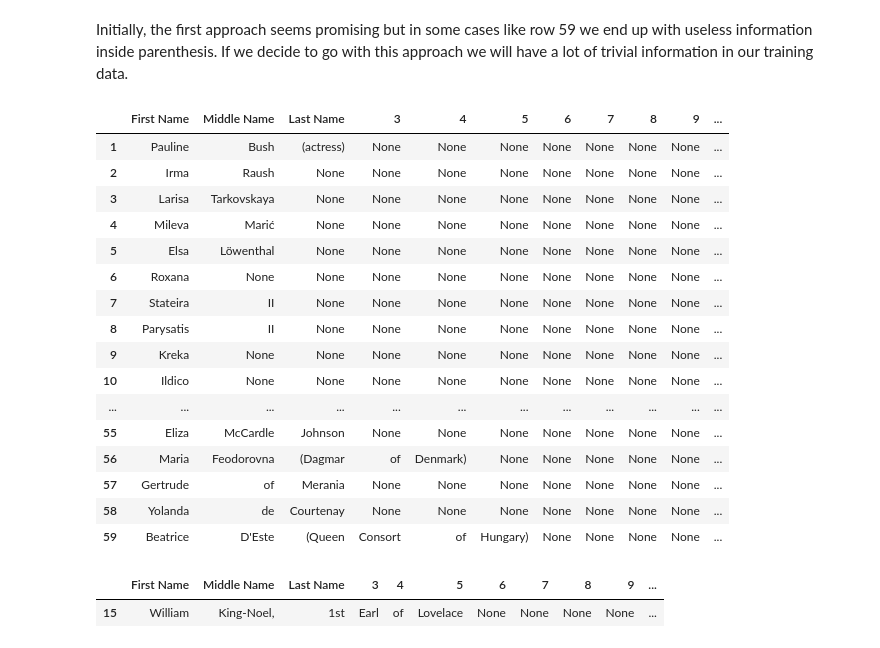
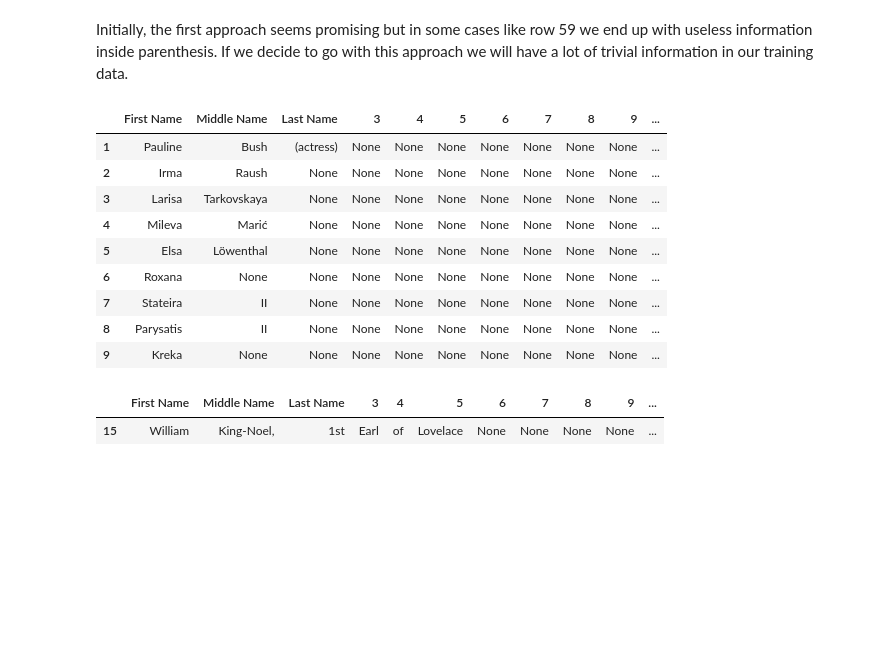
Before and after one commit to kotiyalanurag/EXPLAINABLE-AI, a Jupyter notebook: Data Cleaner.ipynb, the cells around one changed output. Saved outputs shown, nothing was run; the diff lists cells and outputs as text; code cells hidden in the pictures; blank space fills up the shorter version.

```diff
--- a/Data Cleaner.ipynb
+++ b/Data Cleaner.ipynb
@@ -206,25 +199,18 @@ Initially, the first approach seems promising but in some cases like row 59 we e
 # %%
 spouse_person2_ws = split_column(spouse_data['person2'], ' ')
 # %%
-spouse_person2_ws.iloc[1:60]
+spouse_person2_ws.iloc[1:10]
 # %% [output]
 |  | First Name | Middle Name | Last Name | 3 | 4 | 5 | 6 | 7 | 8 | 9 | ... |
 | 1 | Pauline | Bush | (actress) | None | None | None | None | None | None | None | ... |
 | 2 | Irma | Raush | None | None | None | None | None | None | None | None | ... |
 | 3 | Larisa | Tarkovskaya | None | None | None | None | None | None | None | None | ... |
 | 4 | Mileva | Marić | None | None | None | None | None | None | None | None | ... |
 | 5 | Elsa | Löwenthal | None | None | None | None | None | None | None | None | ... |
 | 6 | Roxana | None | None | None | None | None | None | None | None | None | ... |
 | 7 | Stateira | II | None | None | None | None | None | None | None | None | ... |
 | 8 | Parysatis | II | None | None | None | None | None | None | None | None | ... |
 | 9 | Kreka | None | None | None | None | None | None | None | None | None | ... |
-| 10 | Ildico | None | None | None | None | None | None | None | None | None | ... |
-| ... | ... | ... | ... | ... | ... | ... | ... | ... | ... | ... | ... |
-| 55 | Eliza | McCardle | Johnson | None | None | None | None | None | None | None | ... |
-| 56 | Maria | Feodorovna | (Dagmar | of | Denmark) | None | None | None | None | None | ... |
-| 57 | Gertrude | of | Merania | None | None | None | None | None | None | None | ... |
-| 58 | Yolanda | de | Courtenay | None | None | None | None | None | None | None | ... |
-| 59 | Beatrice | D'Este | (Queen | Consort | of | Hungary) | None | None | None | None | ... |
 # %%
 # taking a look at row 15 after splitting our column
 spouse_person2_ws.iloc[[15]]
```
Also changed, not shown: parts of 82 cells of this notebook.
